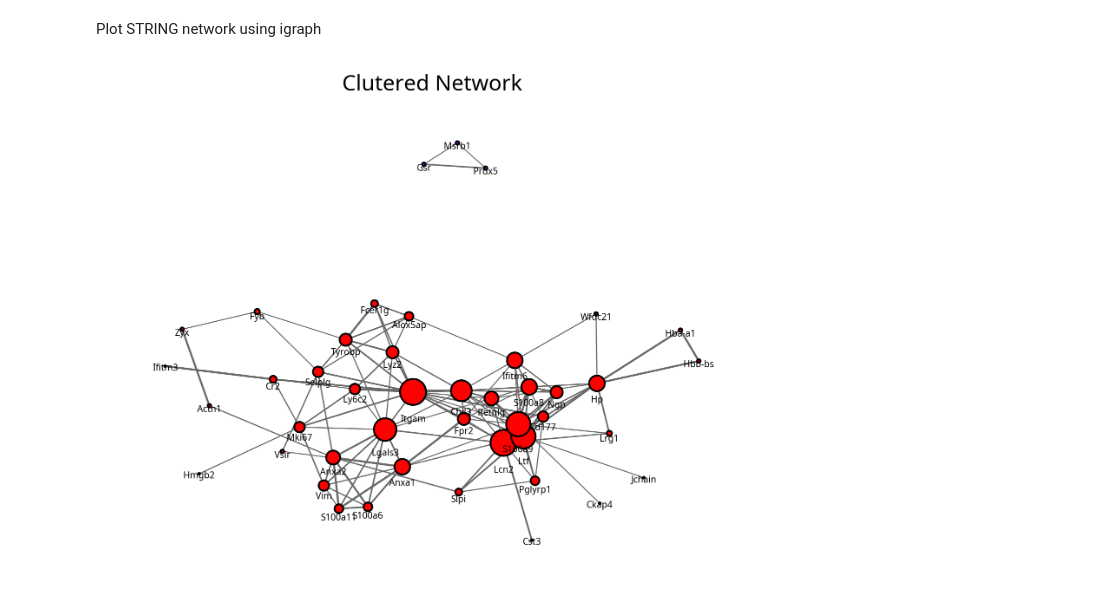
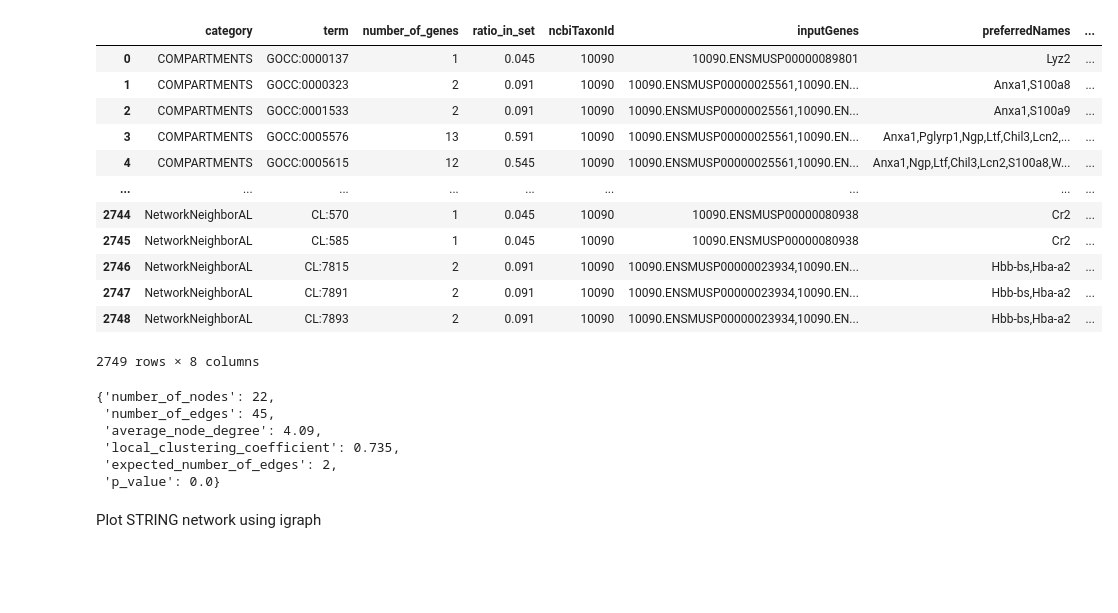
Before and after one commit to wrb2012/string-db, a Jupyter notebook: doc/usage_demo.ipynb, the cells around one changed output. Drawn from its saved outputs; the diff is of its cells as text; code cells hidden in the pictures; blank space fills up the shorter version.

Commit message:
improve typing and auto format

```diff
--- a/doc/usage_demo.ipynb
+++ b/doc/usage_demo.ipynb
@@ -44,13 +44,35 @@ from IPython import display
 display.display(display.SVG('demo.svg'))
 # %% [output]
 [drawing not drawn]
+# %%
+STRINGdb.Enrichment(idents).functional_annotation()
+# %% [output]
+|  | category | term | number_of_genes | ratio_in_set | ncbiTaxonId | inputGenes | preferredNames | ... |
+| 0 | COMPARTMENTS | GOCC:0000137 | 1 | 0.045 | 10090 | 10090.ENSMUSP00000089801 | Lyz2 | ... |
+| 1 | COMPARTMENTS | GOCC:0000323 | 2 | 0.091 | 10090 | 10090.ENSMUSP00000025561,10090.EN... | Anxa1,S100a8 | ... |
+| 2 | COMPARTMENTS | GOCC:0001533 | 2 | 0.091 | 10090 | 10090.ENSMUSP00000025561,10090.EN... | Anxa1,S100a9 | ... |
+| 3 | COMPARTMENTS | GOCC:0005576 | 13 | 0.591 | 10090 | 10090.ENSMUSP00000025561,10090.EN... | Anxa1,Pglyrp1,Ngp,Ltf,Chil3,Lcn2,... | ... |
+| 4 | COMPARTMENTS | GOCC:0005615 | 12 | 0.545 | 10090 | 10090.ENSMUSP00000025561,10090.EN... | Anxa1,Ngp,Ltf,Chil3,Lcn2,S100a8,W... | ... |
+| ... | ... | ... | ... | ... | ... | ... | ... | ... |
+| 2744 | NetworkNeighborAL | CL:570 | 1 | 0.045 | 10090 | 10090.ENSMUSP00000080938 | Cr2 | ... |
+| 2745 | NetworkNeighborAL | CL:585 | 1 | 0.045 | 10090 | 10090.ENSMUSP00000080938 | Cr2 | ... |
+| 2746 | NetworkNeighborAL | CL:7815 | 2 | 0.091 | 10090 | 10090.ENSMUSP00000023934,10090.EN... | Hbb-bs,Hba-a2 | ... |
+| 2747 | NetworkNeighborAL | CL:7891 | 2 | 0.091 | 10090 | 10090.ENSMUSP00000023934,10090.EN... | Hbb-bs,Hba-a2 | ... |
+| 2748 | NetworkNeighborAL | CL:7893 | 2 | 0.091 | 10090 | 10090.ENSMUSP00000023934,10090.EN... | Hbb-bs,Hba-a2 | ... |
+2749 rows × 8 columns
+# %%
+STRINGdb.Enrichment(idents).ppi()
+# %% [output]
+{'number_of_nodes': 22,
+ 'number_of_edges': 45,
+ 'average_node_degree': 4.09,
+ 'local_clustering_coefficient': 0.735,
+ 'expected_number_of_edges': 2,
+ 'p_value': 0.0}
 # %% [markdown]
 Plot STRING network using igraph
 # %%
 plt.rcParams['font.sans-serif'] = ['Helvetica', 'Noto Sans', 'Devaju Sans']
 
-interactions = STRINGdb.graph.Graph(idents)
+interactions = STRINGdb.Graph(idents)
 df = interactions.subnetwork(thres=400, label=ids)
-fig = interactions.plot(layout='auto')
-# %% [output]
-[figure, removed]
```
Also changed, not shown: parts of 6 cells of this notebook, 4 other files.
